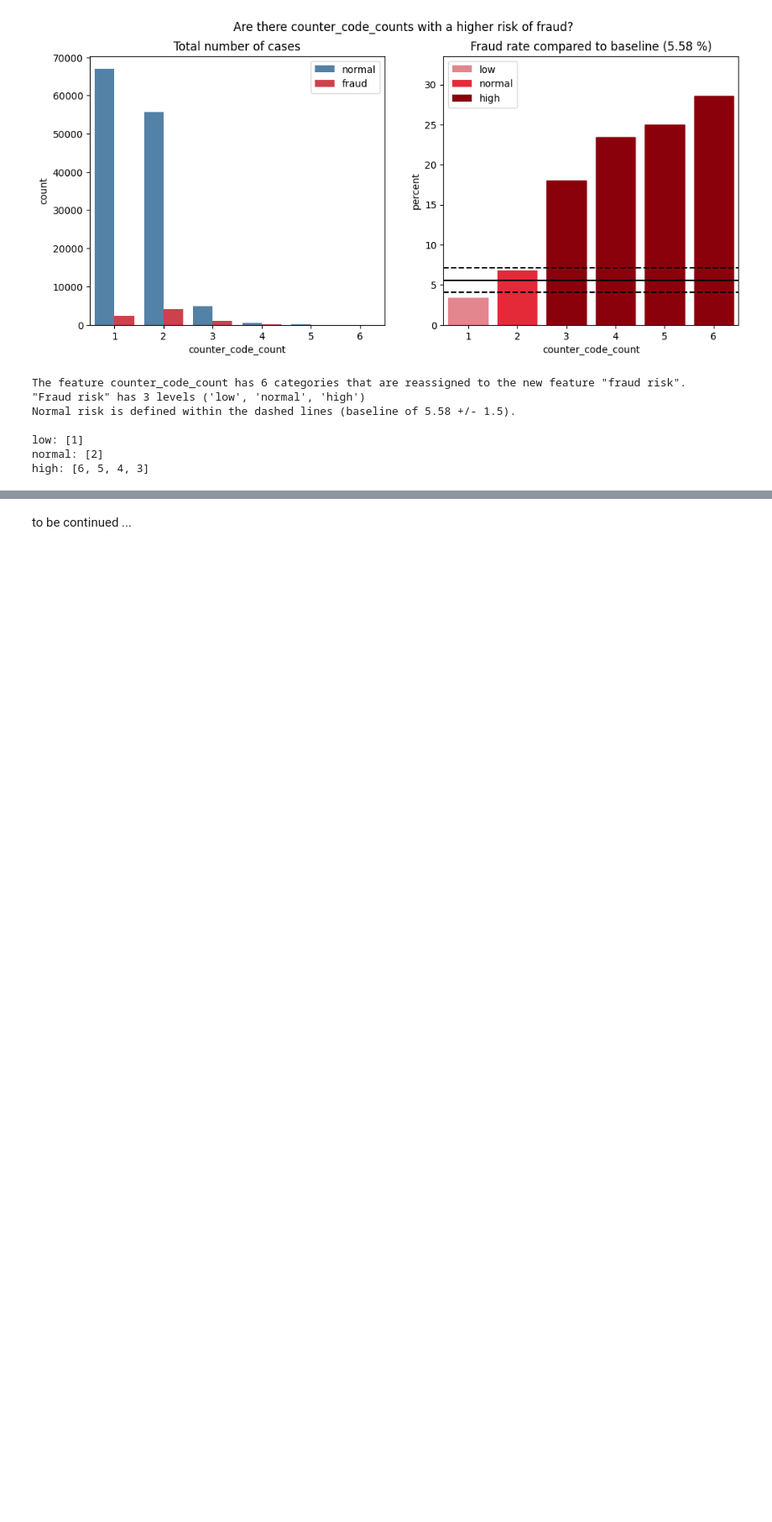
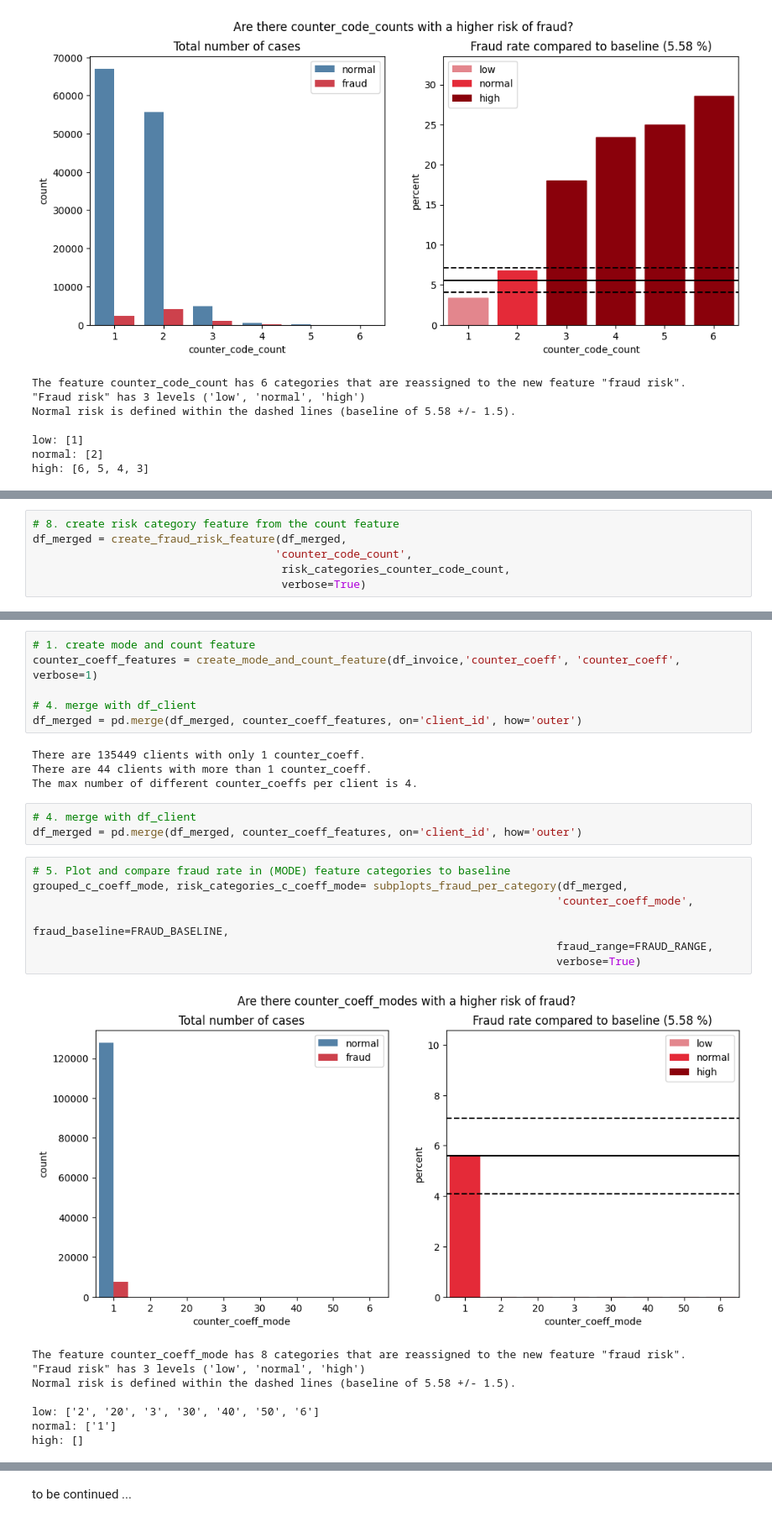
Before and after one commit to A-Lachs/ds_fraud_detection, a Jupyter notebook: EDA/EDA_notebook.ipynb, the cells around one changed output, grey strips where cells are left out. Shown at 84% size. Drawn from its saved outputs; the diff is of its cells as text; blank space fills up the shorter version.

Commit message:
exploring features counter_coefficient and counter_number

```diff
--- a/EDA/EDA_notebook.ipynb
+++ b/EDA/EDA_notebook.ipynb
@@ -1089,0 +1090,6 @@ Comment:
+# %%
+# 8. create risk category feature from the count feature
+df_merged = create_fraud_risk_feature(df_merged,
+                                     'counter_code_count',
+                                      risk_categories_counter_code_count,
+                                      verbose=True)
@@ -1089,0 +1119,29 @@ Comment:
+# %%
+# 1. create mode and count feature
+counter_coeff_features = create_mode_and_count_feature(df_invoice,'counter_coeff', 'counter_coeff', verbose=1)
+
+# 4. merge with df_client
+df_merged = pd.merge(df_merged, counter_coeff_features, on='client_id', how='outer')
+# %% [output]
+There are 135449 clients with only 1 counter_coeff.
+There are 44 clients with more than 1 counter_coeff.
+The max number of different counter_coeffs per client is 4.
+# %%
+# 4. merge with df_client
+df_merged = pd.merge(df_merged, counter_coeff_features, on='client_id', how='outer')
+# %%
+# 5. Plot and compare fraud rate in (MODE) feature categories to baseline
+grouped_c_coeff_mode, risk_categories_c_coeff_mode= subplopts_fraud_per_category(df_merged,
+                                                                                'counter_coeff_mode',
+                                                                                fraud_baseline=FRAUD_BASELINE,
+                                                                                fraud_range=FRAUD_RANGE,
+                                                                                verbose=True)
+# %% [output]
+[figure, added]
+The feature counter_coeff_mode has 8 categories that are reassigned to the new feature "fraud risk".
+"Fraud risk" has 3 levels ('low', 'normal', 'high')
+Normal risk is defined within the dashed lines (baseline of 5.58 +/- 1.5).
+
+low: ['2', '20', '3', '30', '40', '50', '6']
+normal: ['1']
+high: []
```
Also changed, not shown: parts of 25 cells of this notebook.
